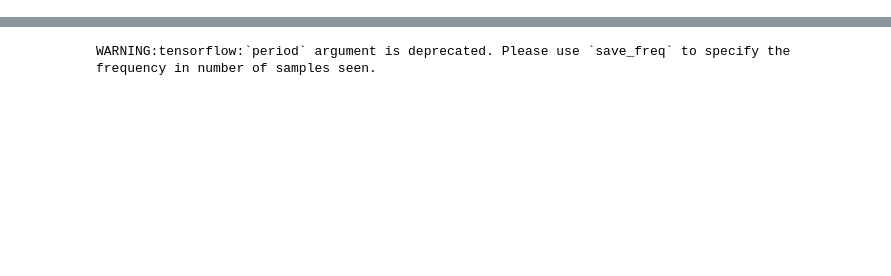
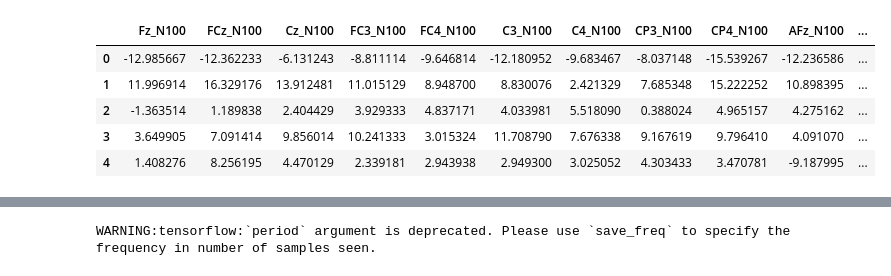
Before and after one commit to EEG-Easy/EEG-Schizophrenia-vs-Healthy, a Jupyter notebook: 2020-2Project/2_딥러닝/N100,P200+Robust+augmentation.ipynb, the cells around one changed output, grey strips where cells are left out. Drawn from its saved outputs; the diff is of its cells as text; code cells hidden in the pictures; blank space fills up the shorter version.

```diff
--- a/2020-2Project/2_딥러닝/N100,P200+Robust+augmentation.ipynb
+++ b/2020-2Project/2_딥러닝/N100,P200+Robust+augmentation.ipynb
@@ -61,7 +55,10 @@ val = pd.read_csv('val_mergedTrial_origin.csv')
 test = pd.read_csv('test_mergedTrial_origin.csv')
 # %%
 group_train=np.array(train['group'])
+subject_train=np.array(train['subject'])
+trial_train=np.array(train['trial'])
+condition_train=np.array(train['condition'])
 
-train_scaling = train.drop(['group'], axis=1)
+train_scaling = train.drop(['group', 'Unnamed: 0', 'subject', 'trial', 'condition'], axis=1)
 # %%
 group_val=np.array(val['group'])
@@ -89,7 +92,14 @@ train_scaled_df.columns = ['Fz_N100', 'FCz_N100', 'Cz_N100', 'FC3_N100', 'FC4_N1
        'CP4_P200', 'AFz_P200', 'F2_P200', 'F1_P200', 'FC1_P200']
 
 group_train = group_train.astype(int)
+subject_train = subject_train.astype(int)
+condition_train = condition_train.astype(int)
+trial_train = trial_train.astype(int)
+
 train_scaled_df['group'] = group_train
+train_scaled_df['subject'] = subject_train
+train_scaled_df['condition'] = condition_train
+train_scaled_df['trial'] = trial_train
 
 train_scaled_df.dtypes
 # %% [output]
@@ -112 +122,17 @@ group         int64
 dtype: object
+# %%
+train_scaling.columns = ['Fz_N100', 'FCz_N100', 'Cz_N100', 'FC3_N100', 'FC4_N100', 'C3_N100', 'C4_N100', 'CP3_N100', 'CP4_N100', 'AFz_N100', 'F2_N100', 'F1_N100', 'FC1_N100', 'Fz_P200', 'FCz_P200',
+       'Cz_P200', 'FC3_P200', 'FC4_P200', 'C3_P200', 'C4_P200', 'CP3_P200',
+       'CP4_P200', 'AFz_P200', 'F2_P200', 'F1_P200', 'FC1_P200']
+
+group_train = group_train.astype(int)
+subject_train = subject_train.astype(int)
+condition_train = condition_train.astype(int)
+trial_train = trial_train.astype(int)
+
+train_scaling['group'] = group_train
+train_scaling['subject'] = subject_train
+train_scaling['condition'] = condition_train
+train_scaling['trial'] = trial_train
+
+train_scaling.dtypes
@@ -377,3 +503,12 @@ test_scaled_df = pd.read_csv('test_mergedTrial.csv')
+# %%
+train_scaling.head(5)
+# %% [output]
+|  | Fz_N100 | FCz_N100 | Cz_N100 | FC3_N100 | FC4_N100 | C3_N100 | C4_N100 | CP3_N100 | CP4_N100 | AFz_N100 | ... |
+| 0 | -12.985667 | -12.362233 | -6.131243 | -8.811114 | -9.646814 | -12.180952 | -9.683467 | -8.037148 | -15.539267 | -12.236586 | ... |
+| 1 | 11.996914 | 16.329176 | 13.912481 | 11.015129 | 8.948700 | 8.830076 | 2.421329 | 7.685348 | 15.222252 | 10.898395 | ... |
+| 2 | -1.363514 | 1.189838 | 2.404429 | 3.929333 | 4.837171 | 4.033981 | 5.518090 | 0.388024 | 4.965157 | 4.275162 | ... |
+| 3 | 3.649905 | 7.091414 | 9.856014 | 10.241333 | 3.015324 | 11.708790 | 7.676338 | 9.167619 | 9.796410 | 4.091070 | ... |
+| 4 | 1.408276 | 8.256195 | 4.470129 | 2.339181 | 2.943938 | 2.949300 | 3.025052 | 4.303433 | 3.470781 | -9.187995 | ... |
 # %%
 LABEL_COLUMN = 'group'
 LABELS = [0, 1]
```
Also changed, not shown: parts of 38 cells of this notebook.
